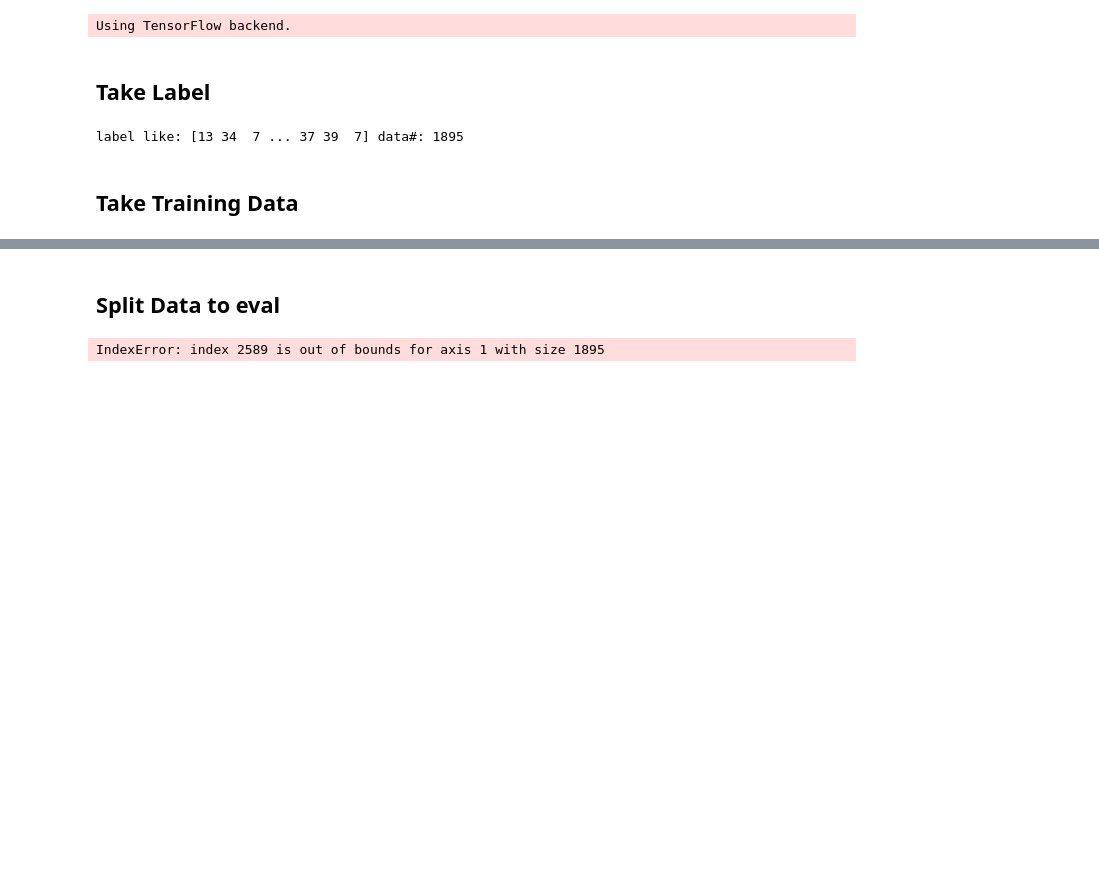
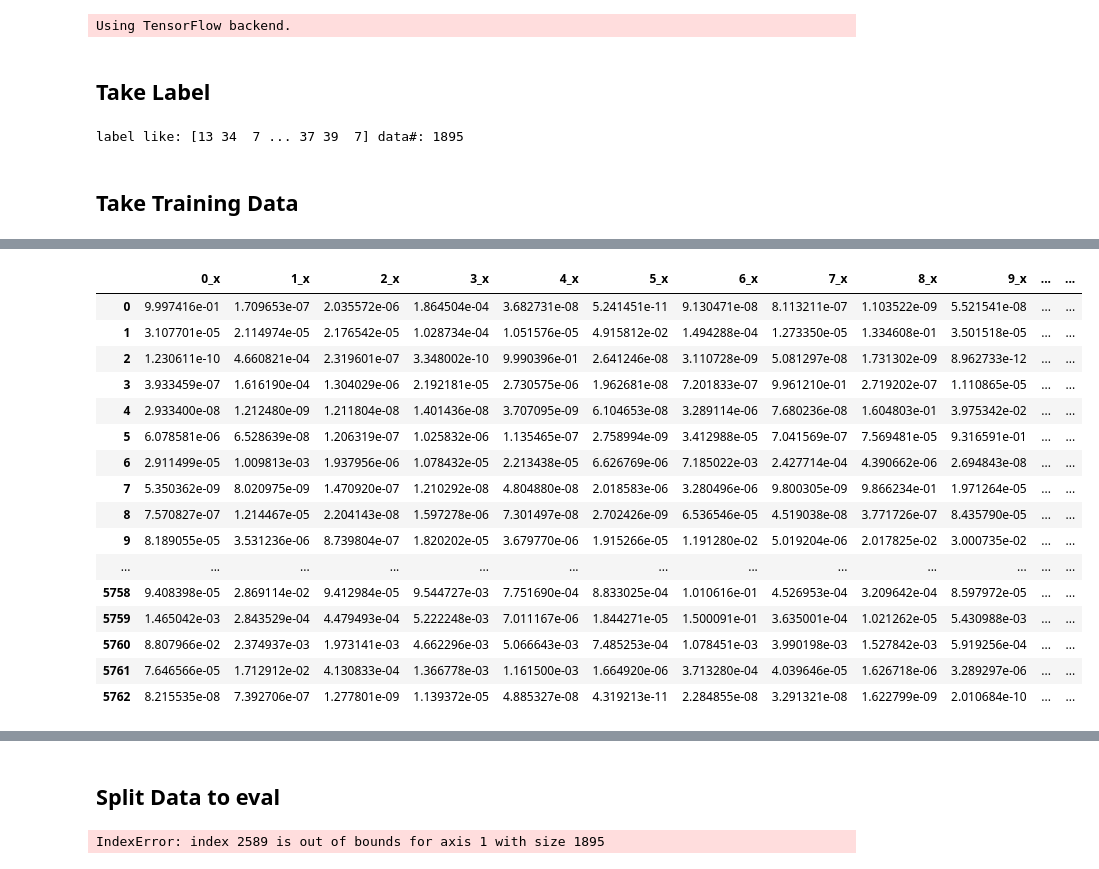
Before and after one commit to tychen5/Audio_Tagging_Challenge, a Jupyter notebook: leo/Stage1Phase2.ipynb, the cells around one changed output, grey strips where cells are left out. Cells and saved outputs as stored; diff of their text form; code cells hidden in the pictures; blank space fills up the shorter version.

```diff
--- a/leo/Stage1Phase2.ipynb
+++ b/leo/Stage1Phase2.ipynb
@@ -108,0 +79,87 @@ train_X.shape
+# %%
+folder = 'data/10fold_stacking/' #共同predict對unverified data的結果
+
+acc_df = pd.read_csv('data/ens_unverified/validation_ACC_P1S1.csv') #accuracy csv
+acc_df.columns = ['model','csv_name','acc','other']
+acc_df = acc_df.filter(['csv_name','acc'])
+files = os.listdir(folder)
+
+# ratio_all=0
+a=0
+b=0
+c=0
+d=0
+for i,csv in enumerate(files):
+    if csv.startswith('validation_ACC'):
+        continue
+    elif csv.startswith('mike_resnet'):
+        ratio = acc_df[acc_df['csv_name'] == csv]['acc'].values[0]
+        if a==0:
+            df1 = pd.read_csv(os.path.join(folder,csv))
+            df1_ = df1.drop('fname',axis=1)
+            df1_ = np.array(df1_) * ratio
+            df1_ = pd.DataFrame(df1_)
+            df1 = df1.filter(['fname'])
+            df1 = pd.merge(df1,df1_,how='inner',right_index=True,left_index=True)
+            a+=1
+        else:
+            df1_name = pd.read_csv(os.path.join(folder,csv))
+            df1_ = df1_name.drop('fname',axis=1)
+            df1_ = np.array(df1_) * ratio
+            df1_ = pd.DataFrame(df1_)
+            df1_name = df1_name.filter(['fname'])
+            df1_ = pd.merge(df1_name, df1_,how='inner',right_index=True,left_index=True)
+            df1.append(df1_, ignore_index=True)
+    elif csv.startswith('mike_cnn2d'):
+        ratio = acc_df[acc_df['csv_name'] == csv]['acc'].values[0]
+        if b==0:
+            df2 = pd.read_csv(os.path.join(folder,csv))
+            b+=1
+        else:
+            df2.append(pd.read_csv(os.path.join(folder,csv)), ignore_index=True)
+    elif csv.startswith('mow_cnn2d'):
+        ratio = acc_df[acc_df['csv_name'] == csv]['acc'].values[0]
+        if c==0:
+            df3 = pd.read_csv(os.path.join(folder,csv))
+            c+=1
+        else:
+            df3.append(pd.read_csv(os.path.join(folder,csv)), ignore_index=True)
+
+    else:
+        print('unknown csv')
+        break
+#         ratio = acc_df[acc_df['csv_name'] == csv]['acc'].values[0]
+#         print(ratio)
+#         ratio_all += ratio
+#     df = pd.read_csv(os.path.join(folder,csv),header=None)
+df = pd.merge(df1,df2,on='fname',how='inner')
+df = pd.merge(df,df3,on='fname',how='inner')
+# if df.iloc[0,0] == 'fname':
+df = df.drop('fname',axis=1)
+# df = df.drop(0,axis=1)
+
+df
+
+# if i==0:
+#     train_X = df.values*ratio
+# else:
+#     train_X += df.values*ratio
+# train_X.shape
+# %% [output]
+|  | 0_x | 1_x | 2_x | 3_x | 4_x | 5_x | 6_x | 7_x | 8_x | 9_x | ... | ... |
+| 0 | 9.997416e-01 | 1.709653e-07 | 2.035572e-06 | 1.864504e-04 | 3.682731e-08 | 5.241451e-11 | 9.130471e-08 | 8.113211e-07 | 1.103522e-09 | 5.521541e-08 | ... | ... |
+| 1 | 3.107701e-05 | 2.114974e-05 | 2.176542e-05 | 1.028734e-04 | 1.051576e-05 | 4.915812e-02 | 1.494288e-04 | 1.273350e-05 | 1.334608e-01 | 3.501518e-05 | ... | ... |
+| 2 | 1.230611e-10 | 4.660821e-04 | 2.319601e-07 | 3.348002e-10 | 9.990396e-01 | 2.641246e-08 | 3.110728e-09 | 5.081297e-08 | 1.731302e-09 | 8.962733e-12 | ... | ... |
+| 3 | 3.933459e-07 | 1.616190e-04 | 1.304029e-06 | 2.192181e-05 | 2.730575e-06 | 1.962681e-08 | 7.201833e-07 | 9.961210e-01 | 2.719202e-07 | 1.110865e-05 | ... | ... |
+| 4 | 2.933400e-08 | 1.212480e-09 | 1.211804e-08 | 1.401436e-08 | 3.707095e-09 | 6.104653e-08 | 3.289114e-06 | 7.680236e-08 | 1.604803e-01 | 3.975342e-02 | ... | ... |
+| 5 | 6.078581e-06 | 6.528639e-08 | 1.206319e-07 | 1.025832e-06 | 1.135465e-07 | 2.758994e-09 | 3.412988e-05 | 7.041569e-07 | 7.569481e-05 | 9.316591e-01 | ... | ... |
+| 6 | 2.911499e-05 | 1.009813e-03 | 1.937956e-06 | 1.078432e-05 | 2.213438e-05 | 6.626769e-06 | 7.185022e-03 | 2.427714e-04 | 4.390662e-06 | 2.694843e-08 | ... | ... |
+| 7 | 5.350362e-09 | 8.020975e-09 | 1.470920e-07 | 1.210292e-08 | 4.804880e-08 | 2.018583e-06 | 3.280496e-06 | 9.800305e-09 | 9.866234e-01 | 1.971264e-05 | ... | ... |
+| 8 | 7.570827e-07 | 1.214467e-05 | 2.204143e-08 | 1.597278e-06 | 7.301497e-08 | 2.702426e-09 | 6.536546e-05 | 4.519038e-08 | 3.771726e-07 | 8.435790e-05 | ... | ... |
+| 9 | 8.189055e-05 | 3.531236e-06 | 8.739804e-07 | 1.820202e-05 | 3.679770e-06 | 1.915266e-05 | 1.191280e-02 | 5.019204e-06 | 2.017825e-02 | 3.000735e-02 | ... | ... |
+| ... | ... | ... | ... | ... | ... | ... | ... | ... | ... | ... | ... | ... |
+| 5758 | 9.408398e-05 | 2.869114e-02 | 9.412984e-05 | 9.544727e-03 | 7.751690e-04 | 8.833025e-04 | 1.010616e-01 | 4.526953e-04 | 3.209642e-04 | 8.597972e-05 | ... | ... |
+| 5759 | 1.465042e-03 | 2.843529e-04 | 4.479493e-04 | 5.222248e-03 | 7.011167e-06 | 1.844271e-05 | 1.500091e-01 | 3.635001e-04 | 1.021262e-05 | 5.430988e-03 | ... | ... |
+| 5760 | 8.807966e-02 | 2.374937e-03 | 1.973141e-03 | 4.662296e-03 | 5.066643e-03 | 7.485253e-04 | 1.078451e-03 | 3.990198e-03 | 1.527842e-03 | 5.919256e-04 | ... | ... |
+| 5761 | 7.646566e-05 | 1.712912e-02 | 4.130833e-04 | 1.366778e-03 | 1.161500e-03 | 1.664920e-06 | 3.713280e-04 | 4.039646e-05 | 1.626718e-06 | 3.289297e-06 | ... | ... |
+| 5762 | 8.215535e-08 | 7.392706e-07 | 1.277801e-09 | 1.139372e-05 | 4.885327e-08 | 4.319213e-11 | 2.284855e-08 | 3.291321e-08 | 1.622799e-09 | 2.010684e-10 | ... | ... |
```
Also changed, not shown: parts of 3 cells of this notebook, 1 other file.
